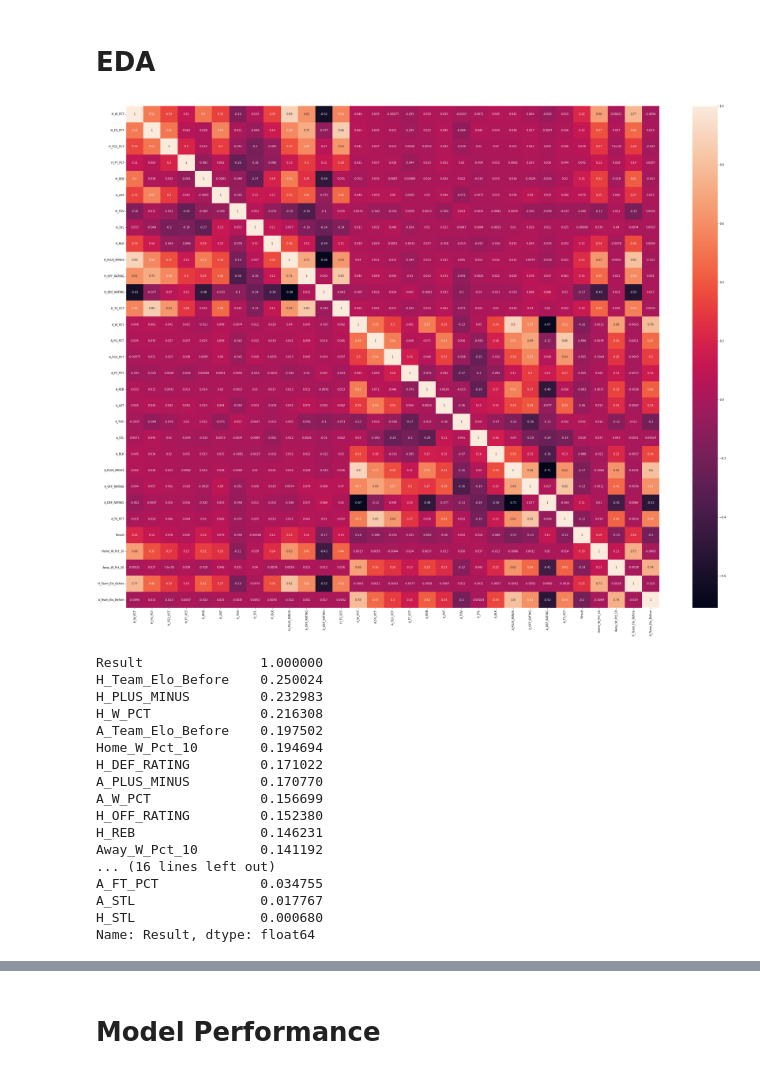
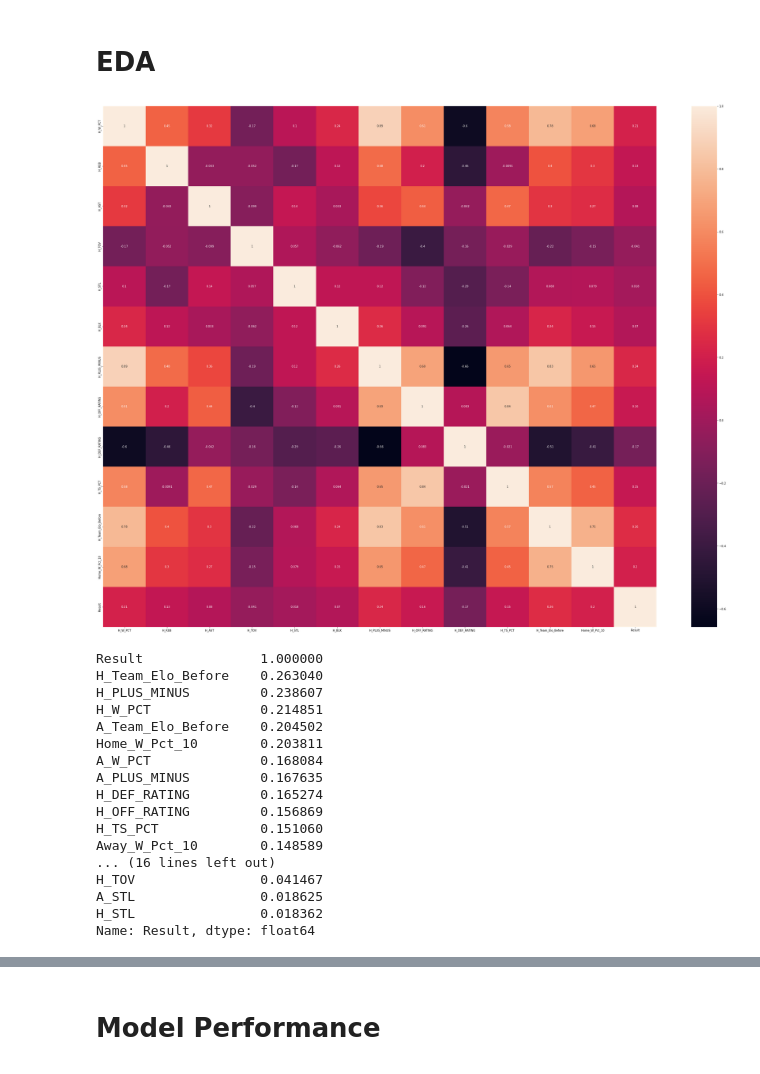
Before and after one commit to alvaromendizabal/NBA_Prediction_Model, a Jupyter notebook: alvaro-Copy2.ipynb, the cells around one changed output, grey strips where cells are left out. Cells and saved outputs as stored; diff of their text form; code cells hidden in the pictures.

Commit message:
nba game data 2017

```diff
--- a/alvaro-Copy2.ipynb
+++ b/alvaro-Copy2.ipynb
@@ -719,3 +709,4 @@ final_df.to_csv(r'C:\Users\alvaro\OneDrive\Documents\School\Flatiron\Projects\NB
 # %%
 import pandas as pd
-final_df = pd.read_csv('./nba_data/nbas.csv')
+
+df = pd.read_csv('./data/nba.csv')
@@ -724,37 +731,49 @@ final_df = pd.read_csv('./nba_data/nbas.csv')
 # %%
 import matplotlib.pyplot as plt
 import seaborn as sns
 %matplotlib inline
 
 plt.figure(figsize=(44, 34))
+correlation = df[['H_W_PCT',
+                  'H_REB',
+                  'H_AST',
+                  'H_TOV',
+                  'H_STL',
+                  'H_BLK',
+                  'H_PLUS_MINUS',
+                  'H_OFF_RATING',
+                  'H_DEF_RATING',
+                  'H_TS_PCT',
+                  'H_Team_Elo_Before',
+                  'Home_W_Pct_10',
+                  'Result'
+                  ]]
 
-sns.heatmap(final_df.corr(), annot=True);
-
-# correlation = final_df[['H_W_PCT', 'H_REB', 'H_AST',
-#        'H_TOV', 'H_STL', 'H_BLK', 'H_PLUS_MINUS', 'H_OFF_RATING',
-#        'H_DEF_RATING', 'H_TS_PCT', 'H_Team_Elo_Before', 'Home_W_Pct_10', 'Result']].corr()
-# sns.heatmap(final_df['Result'].corr(), annot=True)
+sns.heatmap(correlation.corr(), annot=True);
+# correlation
+# sns.heatmap(df.corr(), annot=True);
+# sns.heatmap(df['Result'].corr(), annot=True);
 # %% [output]
-[figure, old version]
+[figure, new version]
 # %%
-final_df.corr()['Result'].abs().sort_values(ascending=False)
+print(df.corr()['Result'].abs().sort_values(ascending=False))
 # %% [output]
 Result               1.000000
-H_Team_Elo_Before    0.250024
-H_PLUS_MINUS         0.232983
-H_W_PCT              0.216308
-A_Team_Elo_Before    0.197502
-Home_W_Pct_10        0.194694
-H_DEF_RATING         0.171022
-A_PLUS_MINUS         0.170770
-A_W_PCT              0.156699
-H_OFF_RATING         0.152380
-H_REB                0.146231
-Away_W_Pct_10        0.141192
+H_Team_Elo_Before    0.263040
+H_PLUS_MINUS         0.238607
+H_W_PCT              0.214851
+A_Team_Elo_Before    0.204502
+Home_W_Pct_10        0.203811
+A_W_PCT              0.168084
+A_PLUS_MINUS         0.167635
+H_DEF_RATING         0.165274
+H_OFF_RATING         0.156869
+H_TS_PCT             0.151060
+Away_W_Pct_10        0.148589
 ... (16 lines left out)
-A_FT_PCT             0.034755
-A_STL                0.017767
-H_STL                0.000680
+H_TOV                0.041467
+A_STL                0.018625
+H_STL                0.018362
 Name: Result, dtype: float64
 # %%
 import numpy as np
```
Also changed, not shown: parts of 139 cells of this notebook, 14 other files.
